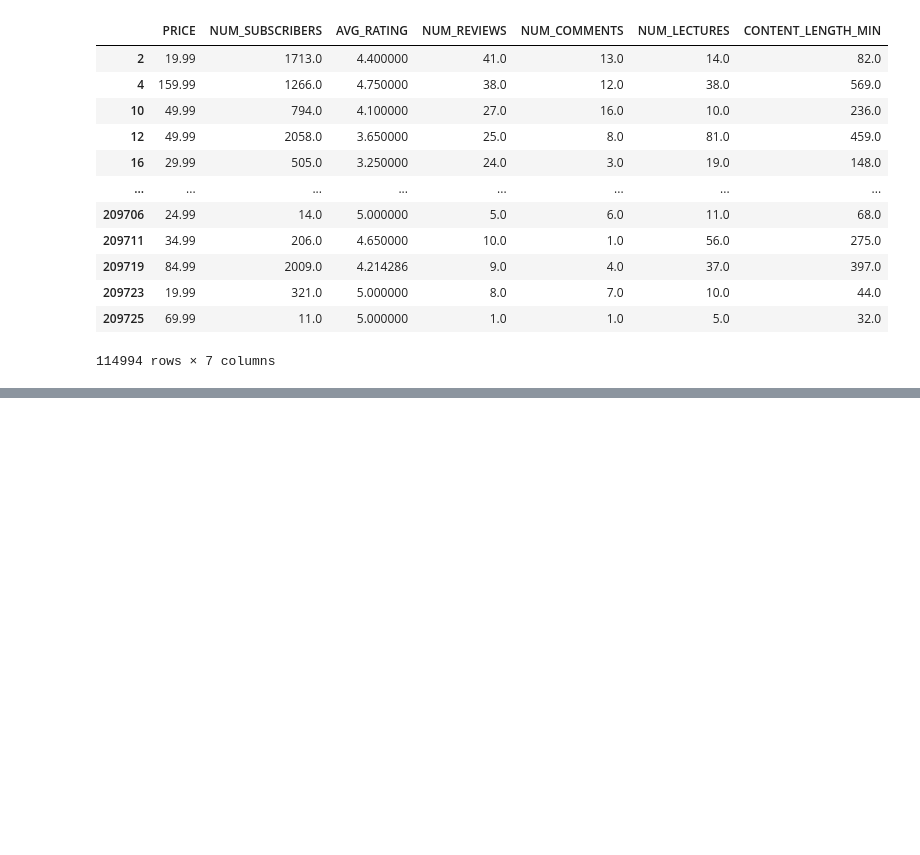
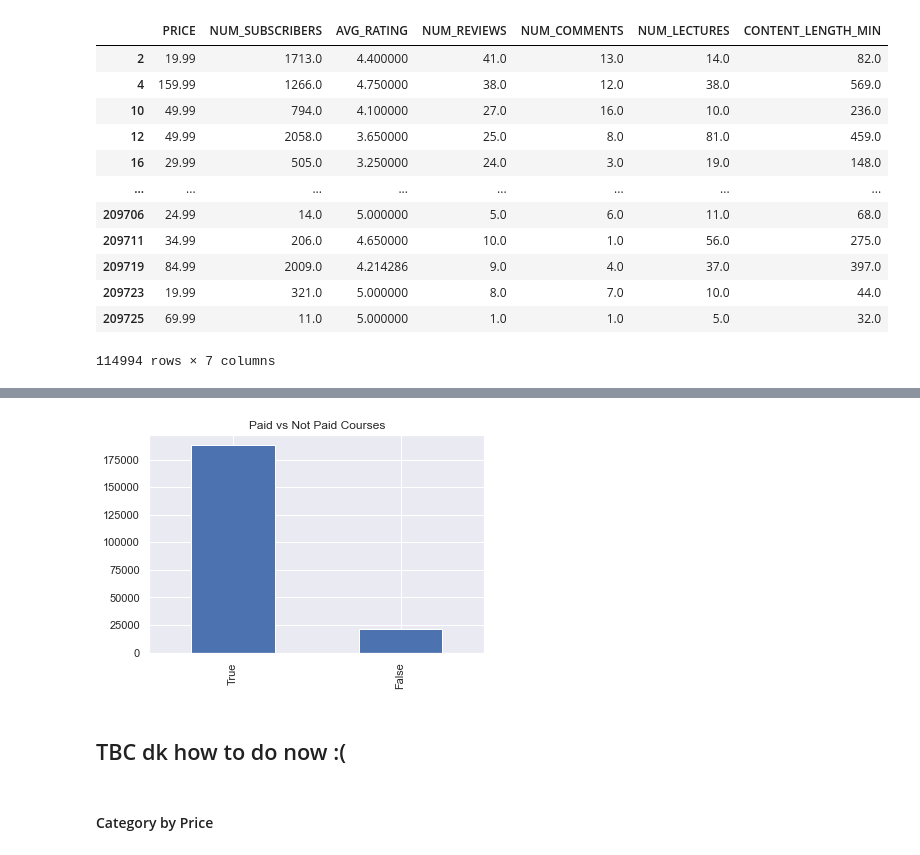
Before and after one commit to Amizzuddin/sc1015, a Jupyter notebook: SunQingMainWorking.ipynb, the cells around one changed output, grey strips where cells are left out. Cells and saved outputs as stored; diff of their text form; code cells hidden in the pictures; blank space fills up the shorter version.

```diff
--- a/SunQingMainWorking.ipynb
+++ b/SunQingMainWorking.ipynb
@@ -250,0 +264,9 @@ float_column
+# %%
+paid_cat['IS_PAID'].value_counts().plot(kind='bar')
+plt.title('Paid vs Not Paid Courses');
+# %% [output]
+[figure, added]
+# %% [markdown]
+## TBC dk how to do now :(
+# %% [markdown]
+#### Category by Price
```
Also changed, not shown: parts of 9 cells of this notebook.
